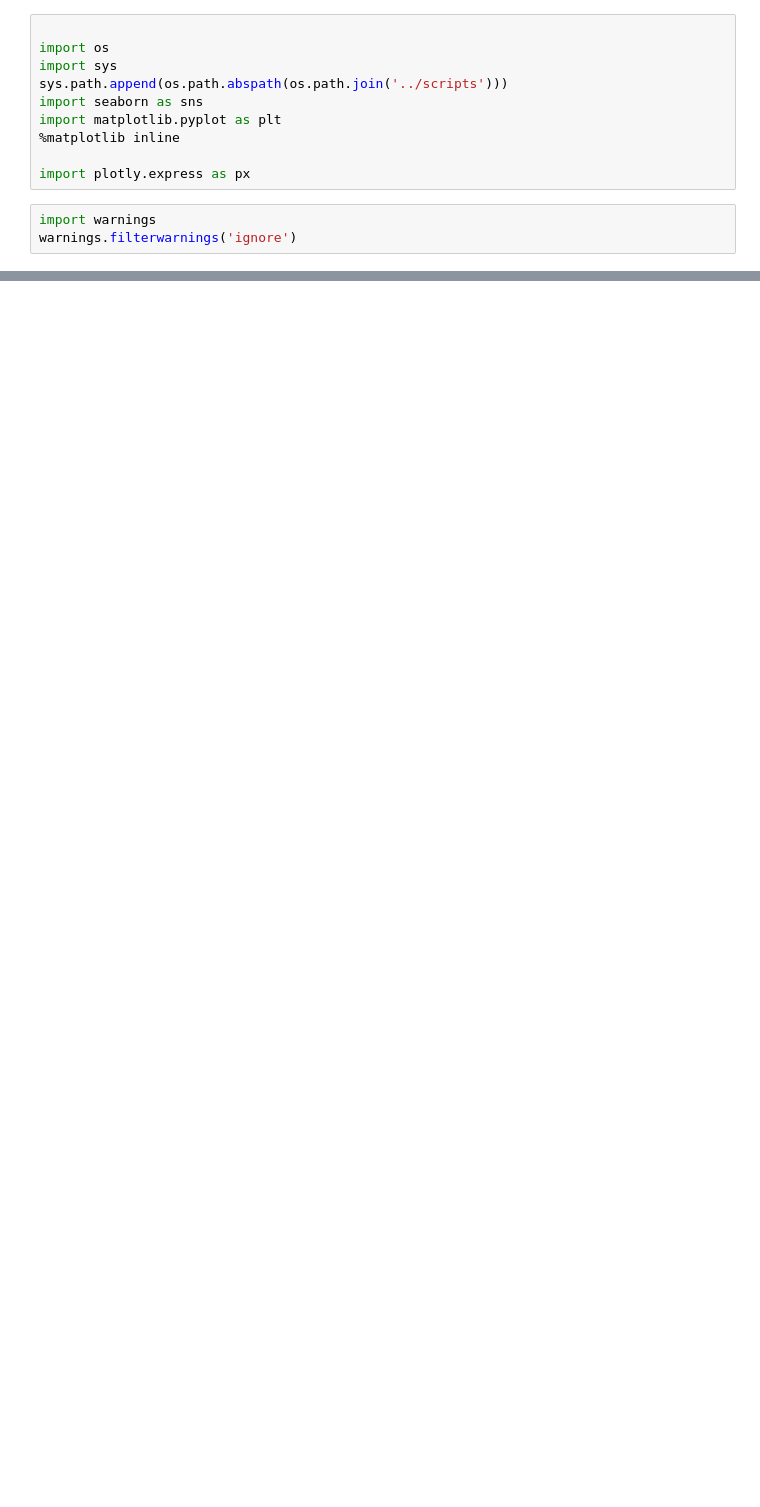
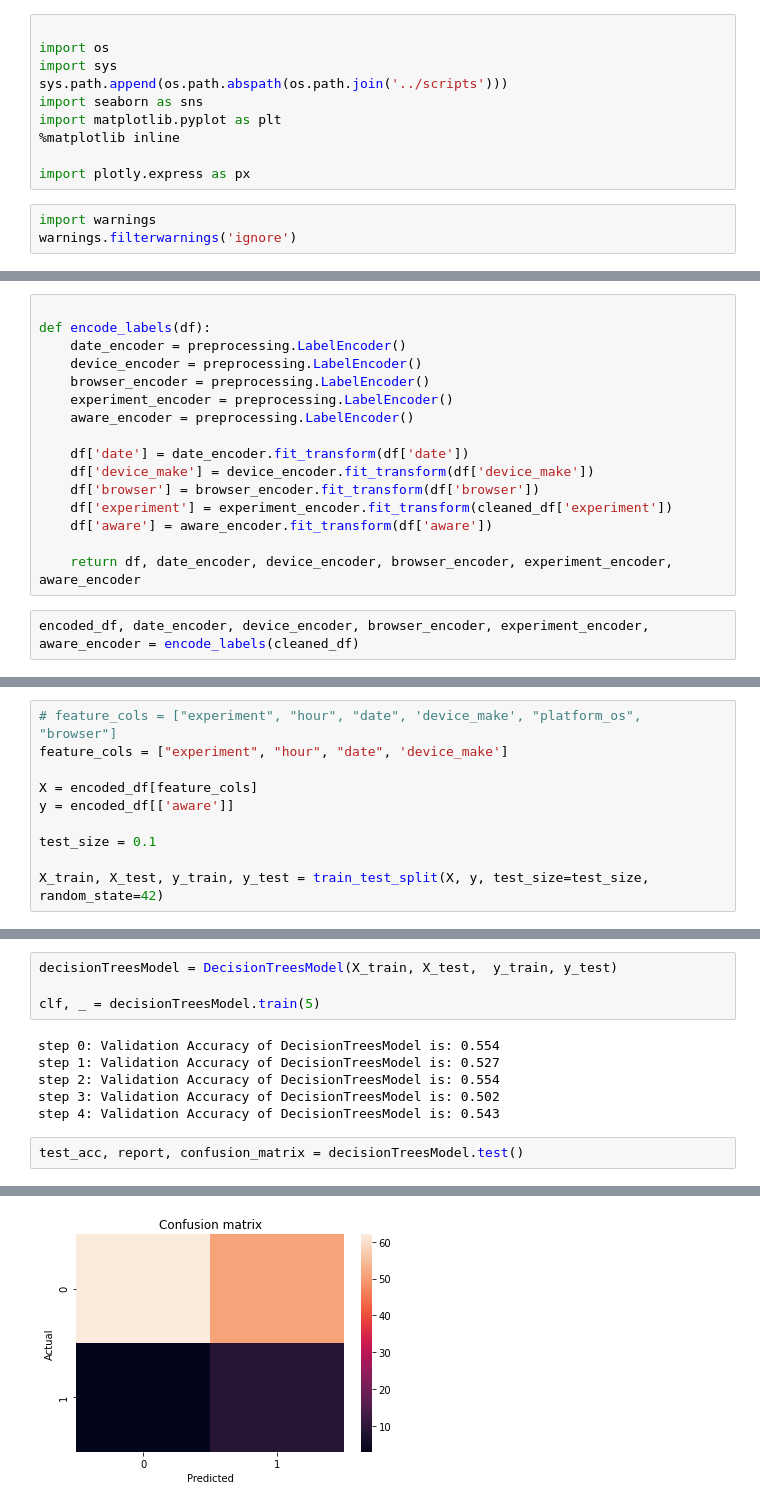
Before and after one commit to Desmondonam/abtest-mlops, a Jupyter notebook: Machine_leaning AB Test.ipynb, the cells around one changed output, grey strips where cells are left out. Drawn from its saved outputs; the diff is of its cells as text; blank space fills up the shorter version.

```diff
--- a/Machine_leaning AB Test.ipynb
+++ b/Machine_leaning AB Test.ipynb
@@ -38,0 +70,18 @@ CSV_PATH = "../Data/data.csv"
+# %%
+
+def encode_labels(df):
+    date_encoder = preprocessing.LabelEncoder()
+    device_encoder = preprocessing.LabelEncoder()
+    browser_encoder = preprocessing.LabelEncoder()
+    experiment_encoder = preprocessing.LabelEncoder()
+    aware_encoder = preprocessing.LabelEncoder()
+
+    df['date'] = date_encoder.fit_transform(df['date'])
+    df['device_make'] = device_encoder.fit_transform(df['device_make'])
+    df['browser'] = browser_encoder.fit_transform(df['browser'])
+    df['experiment'] = experiment_encoder.fit_transform(cleaned_df['experiment'])
+    df['aware'] = aware_encoder.fit_transform(df['aware'])
+
+    return df, date_encoder, device_encoder, browser_encoder, experiment_encoder, aware_encoder
+# %%
+encoded_df, date_encoder, device_encoder, browser_encoder, experiment_encoder, aware_encoder = encode_labels(cleaned_df)
@@ -38,0 +90,10 @@ CSV_PATH = "../Data/data.csv"
+# %%
+# feature_cols = ["experiment", "hour", "date", 'device_make', "platform_os",  "browser"]
+feature_cols = ["experiment", "hour", "date", 'device_make']
+
+X = encoded_df[feature_cols]
+y = encoded_df[['aware']]
+
+test_size = 0.1
+
+X_train, X_test, y_train, y_test = train_test_split(X, y, test_size=test_size, random_state=42)
@@ -38,0 +170,13 @@ CSV_PATH = "../Data/data.csv"
+# %%
+decisionTreesModel = DecisionTreesModel(X_train, X_test,  y_train, y_test)
+
+clf, _ = decisionTreesModel.train(5)
+# %% [output]
+step 0: Validation Accuracy of DecisionTreesModel is: 0.554
+step 1: Validation Accuracy of DecisionTreesModel is: 0.527
+step 2: Validation Accuracy of DecisionTreesModel is: 0.554
+step 3: Validation Accuracy of DecisionTreesModel is: 0.502
+step 4: Validation Accuracy of DecisionTreesModel is: 0.543
+# %%
+test_acc, report, confusion_matrix = decisionTreesModel.test()
+# %% [output]
@@ -38,0 +194 @@ CSV_PATH = "../Data/data.csv"
+[figure, added]
```
Also changed, not shown: parts of 19 cells of this notebook, 2 other files.
